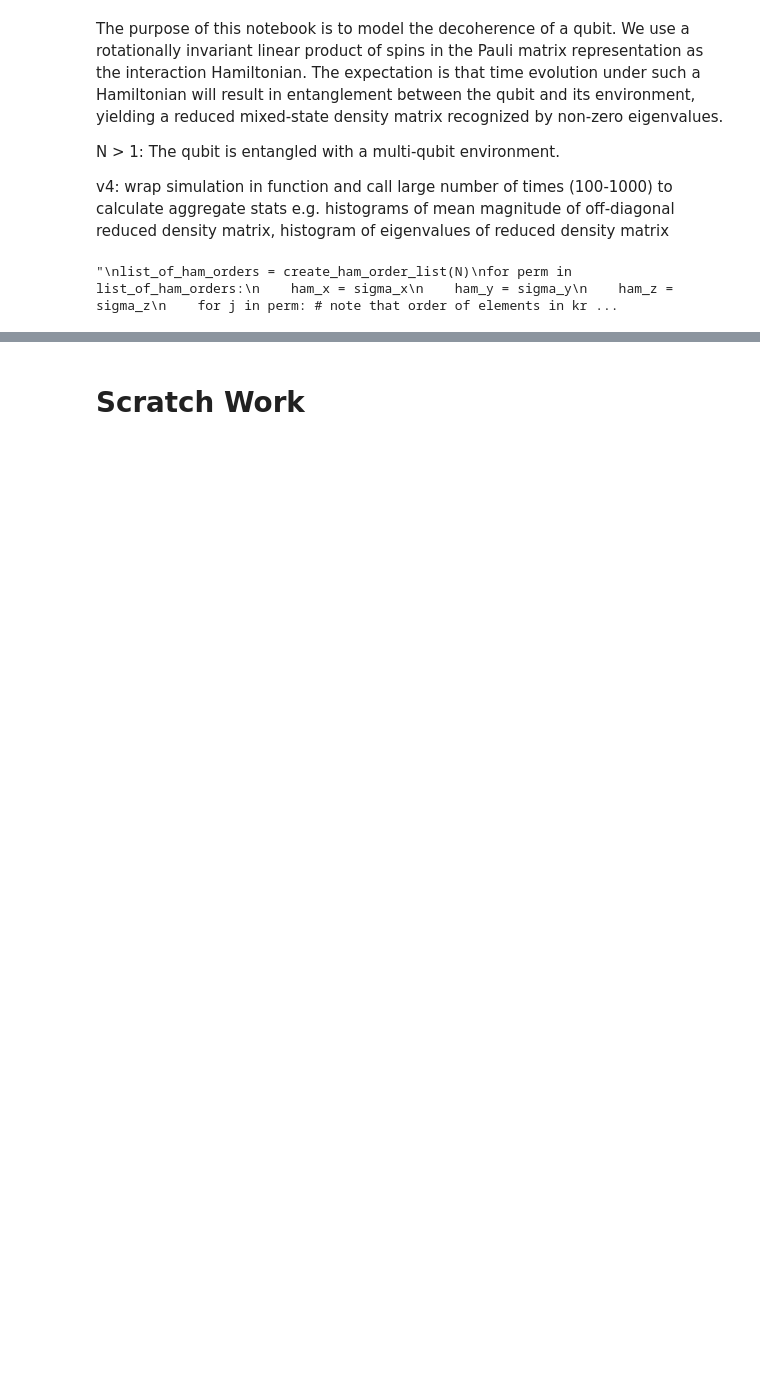
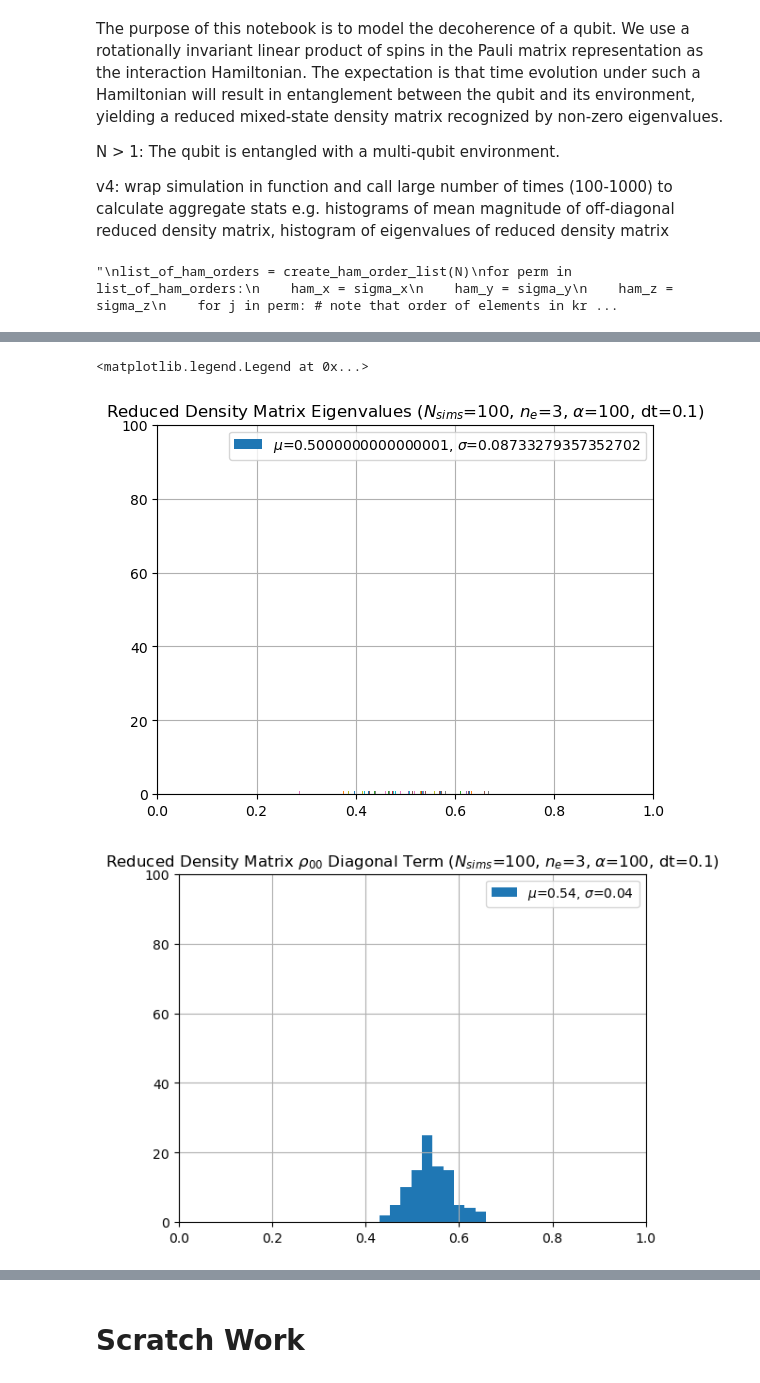
Before and after one commit to rohit-basavaraju/QuantumDecoherence, a Jupyter notebook: quantum decoherence v4.ipynb, the cells around one changed output, grey strips where cells are left out. Cells and saved outputs as stored; diff of their text form; code cells hidden in the pictures; blank space fills up the shorter version.

```diff
--- a/quantum decoherence v4.ipynb
+++ b/quantum decoherence v4.ipynb
@@ -117,8 +117,8 @@ def run_quantum_sim(dt, num_steps, N, ham, q_global):
 up = np.array([1,0]).reshape(2,1)
 down = np.array([0,1]).reshape(2,1)
 
-c1 = np.sqrt(.5)
-c2 = np.sqrt(.5)
+c1 = np.sqrt(.9)
+c2 = np.sqrt(.1)
 qubit = np.array([c1, c2]) # c1|0> + c2|1>
 qubit = qubit.reshape(2,1) # reshape as a 2x1 column vector
 # %%
@@ -170,7 +170,7 @@ dt = .1
 num_steps = 5000 #50000
 
 # run the sim and return the reduced density matrix elements + eigenvalues
-num_sims = 10
+num_sims = 100
 all_eigs = []
 all_rho_red_od_ll = []
 all_rho_red_od_ur = []
@@ -326,0 +265,62 @@ plt.legend()
+# %%
+# plot the histograms
+binwidth = .01
+
+# histogram of eigenvalues
+plt.figure()
+plt.hist(all_eigs, label=r'$\mu$='+str(np.mean(np.real(all_eigs)))+r', $\sigma$='+str(np.std(all_eigs)))
+plt.xlim([0,1])
+plt.ylim([0, num_sims])
+plt.grid()
+plt.title('Reduced Density Matrix Eigenvalues ($N_{sims}$='+str(num_sims)+', $n_e$='+str(N)+\
+          r', $\alpha$='+str(coupling)+', dt='+str(dt)+')')
+plt.legend()
+
+# histogram of rho_00
+plt.figure()
+plt.hist(all_rho_red_od_ul, label=r'$\mu$='+str(np.round(np.mean(all_rho_red_od_ul),2))+\
+         r', $\sigma$='+str(np.round(np.std(all_rho_red_od_ul),2)))
+plt.xlim([0,1])
+plt.ylim([0, num_sims])
+plt.grid()
+plt.title(r'Reduced Density Matrix $\rho_{00}$ Diagonal Term ($N_{sims}$='+str(num_sims)+', $n_e$='+str(N)+\
+          r', $\alpha$='+str(coupling)+', dt='+str(dt)+')')
+plt.legend()
+
+# histogram of rho_11
+plt.figure()
+plt.hist(all_rho_red_od_lr, label=r'$\mu$='+str(np.round(np.mean(all_rho_red_od_lr),2))+\
+         r', $\sigma$='+str(np.round(np.std(all_rho_red_od_lr),2)))
+plt.xlim([0,1])
+plt.ylim([0, num_sims])
+plt.grid()
+plt.title(r'Reduced Density Matrix $\rho_{11}$ Diagonal Term ($N_{sims}$='+str(num_sims)+', $n_e$='+str(N)+\
+          r', $\alpha$='+str(coupling)+', dt='+str(dt)+')')
+plt.legend()
+
+# histogram of rho_01
+plt.figure()
+plt.hist(all_rho_red_od_ur, label=r'$\mu$='+str(np.round(np.mean(all_rho_red_od_ur),2))+\
+         r', $\sigma$='+str(np.round(np.std(all_rho_red_od_ur),2)))
+plt.xlim([0,1])
+plt.ylim([0, num_sims])
+plt.grid()
+plt.title(r'Reduced Density Matrix $\rho_{01}$ Off-Diagonal Term ($N_{sims}$='+str(num_sims)+', $n_e$='+str(N)+\
+          r', $\alpha$='+str(coupling)+', dt='+str(dt)+')')
+plt.legend()
+
+# histogram of rho_10
+plt.figure()
+plt.hist(all_rho_red_od_ll, label=r'$\mu$='+str(np.round(np.mean(all_rho_red_od_ll),2))+\
+         r', $\sigma$='+str(np.round(np.std(all_rho_red_od_ll),2)))#,\
+#         bins=np.arange(0, 1 + binwidth, binwidth))
+plt.xlim([0,1])
+plt.ylim([0, num_sims])
+plt.grid()
+plt.title(r'Reduced Density Matrix $\rho_{10}$ Off-Diagonal Term ($N_{sims}$='+str(num_sims)+', $n_e$='+str(N)+\
+          r', $\alpha$='+str(coupling)+', dt='+str(dt)+')')
+plt.legend()
+# %% [output]
+<matplotlib.legend.Legend at 0x...>
+[figure, added]
+[figure, added]
```
Also changed, not shown: parts of 16 cells of this notebook, 1 other file.
